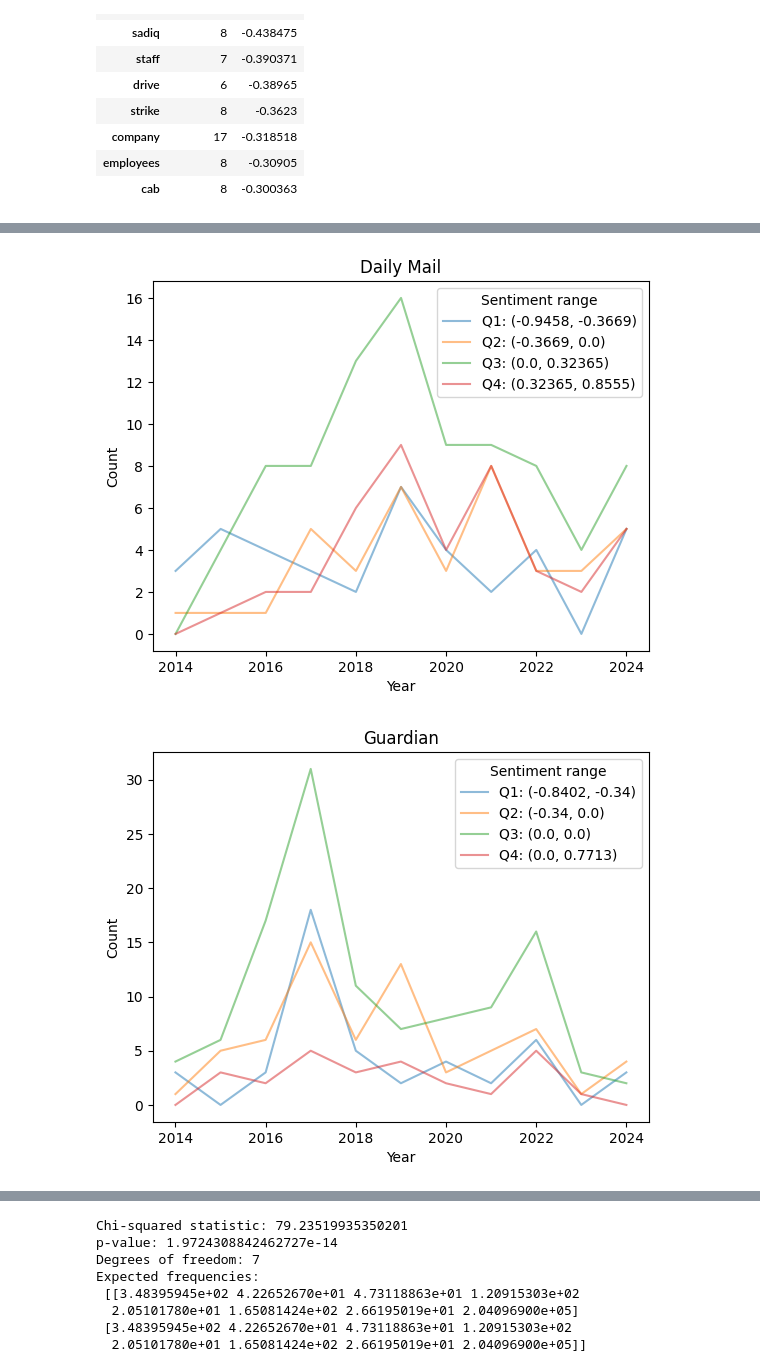
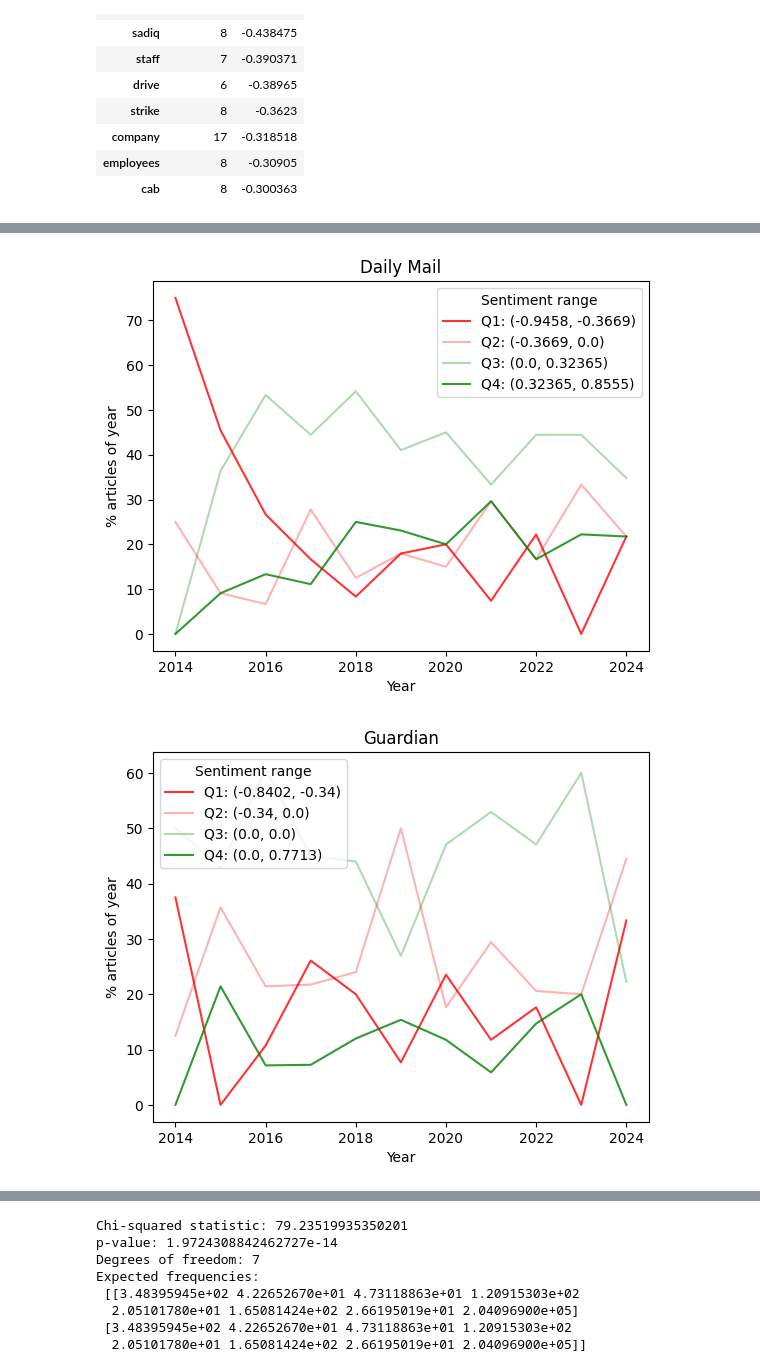
Before and after one commit to dmh21za/compmeth, a Jupyter notebook: summative.ipynb, the cells around one changed output, grey strips where cells are left out. Drawn from its saved outputs; the diff is of its cells as text; code cells hidden in the pictures.

```diff
--- a/summative.ipynb
+++ b/summative.ipynb
@@ -16,6 +16,7 @@ from nltk.sentiment import SentimentIntensityAnalyzer
 from sklearn.decomposition import LatentDirichletAllocation
 from sklearn.feature_extraction.text import TfidfVectorizer
 from collections import Counter
+import numpy as np
 
 # imports
 from bs4 import BeautifulSoup
@@ -47,12 +48,10 @@ def load_articles(loc):
   # Format df
 
   articles = []
-  for paper in ['guardian', 'dailymail']:
-      for a in articles_raw[paper]:
-          a['paper'] = paper
-          # ignore 2025 articles
-          if a['published'] < 1735689600:
-            articles.append(a)
+  for a in articles_raw:
+      # ignore 2025 articles
+      if a['published'] < 1735689600:
+        articles.append(a)
 
   return pd.DataFrame.from_records(articles)
 # %% [output]
@@ -1241,10 +1334,15 @@ Name: headline_sentiment, dtype: float64
 # %%
 # get min, 25% etc for each paper
-quartiles_df = df_sent.groupby('paper').describe()
+
+df2 = df.copy()
+#ignore 2014 articles
+#df2 = df2[df2['published'] > 1420070399]
+
+quartiles_df = df2.groupby('paper').describe()
 
 # add quartile column which equals either 1,2,3 or 4
-df_dm = df.copy()[df['paper'] == 'dailymail']
-df_g = df.copy()[df['paper'] == 'guardian']
+df_dm = df2.copy()[df2['paper'] == 'dailymail']
+df_g = df2.copy()[df2['paper'] == 'guardian']
 #quartile cut for each
 dm_des = df_dm['headline_sentiment'].describe()
 g_des = df_g['headline_sentiment'].describe()
@@ -1253,36 +1351,80 @@ df_dm['quartile'] = pd.cut(df_dm['headline_sentiment'], 4, labels=[1, 2, 3, 4])
 df_g['quartile'] = pd.cut(df_g['headline_sentiment'], 4, labels=[1, 2, 3, 4])
 
 # convert published timestamp to datetime
 df_dm['published'] = df_dm['published'].apply(lambda x: datetime.fromtimestamp(x).year)
 df_g['published'] = df_g['published'].apply(lambda x: datetime.fromtimestamp(x).year)
 
 # for each quartile plot count against published
 # group by year and quartile
 df_dm = df_dm.groupby(['published', 'quartile']).size().reset_index(name='count')
 df_g = df_g.groupby(['published', 'quartile']).size().reset_index(name='count')
 
+# add sum column
+df_dm['sum'] = df_dm.groupby('published')['count'].transform('sum')
+df_g['sum'] = df_g.groupby('published')['count'].transform('sum')
+
+# add count_pct column
+df_dm['count_pct'] = df_dm['count'] / df_dm['sum'] * 100
+df_g['count_pct'] = df_g['count'] / df_g['sum'] * 100
+
 dm_des = [dm_des['min'], dm_des['25%'], dm_des['50%'], dm_des['75%'], dm_des['max']]
 g_des = [g_des['min'], g_des['25%'], g_des['50%'], g_des['75%'], g_des['max']]
 
 #plot df_dm as scatter between published and quartile count
 for q in [1, 2, 3, 4]:
+  a = 0.8 if q in [1,4] else 0.3
+  c = 'red' if q in [1,2] else 'green'
+
   df_slice = df_dm[df_dm['quartile'] == q]
   label = f'Q{q}: ({dm_des[q-1]}, {dm_des[q]})'
-  plt.plot(df_slice['published'], df_slice['count'], label=label, alpha = 0.5)
+  plt.plot(df_slice['published'], df_slice['count_pct'], label=label, alpha = a, color = c)
 plt.legend(title = "Sentiment range")
 plt.title('Daily Mail')
 plt.xlabel('Year')
-plt.ylabel('Count')
+plt.ylabel('% articles of year')
 plt.show()
 
 for q in [1, 2, 3, 4]:
+  a = 0.8 if q in [1,4] else 0.3
+  c = 'red' if q in [1,2] else 'green'
+
+  df_slice = df_g[df_g['quartile'] == q]
   label = f'Q{q}: ({g_des[q-1]}, {g_des[q]})'
-  plt.plot(df_g[df_g['quartile'] == q]['published'], df_g[df_g['quartile'] == q]['count'], label=label, alpha = 0.5)
+  plt.plot(df_slice['published'], df_slice['count_pct'], label=label, alpha = a, color = c)
+
 plt.legend(title = "Sentiment range")
 plt.title('Guardian')
 plt.xlabel('Year')
-plt.ylabel('Count')
+plt.ylabel('% articles of year')
 plt.show()
+
+# for each q see if there's a correlation between count_pct and published
+
+# make a data frame for quartile, corr, p
+for att in ['count_pct', 'count']:
+  print(att)
+  df_corr_pct = pd.DataFrame(columns=['quartile', 'paper', 'corr', 'p'])
+  df_corr_pct.set_index(['quartile', 'paper'], inplace=True)
+
+  for q in [1,2,3,4]:
+    df_slice = df_dm[df_dm['quartile'] == q]
+    c, p = stats.pearsonr(df_slice['published'], df_slice[att])
+    df_corr_pct.at[(q, 'dailymail'), 'corr'] = c
+    df_corr_pct.at[(q, 'dailymail'), 'p'] = p
+
+  # do the same for guardian
+  for q in [1,2,3,4]:
+    df_slice = df_g[df_g['quartile'] == q]
+    c, p = stats.pearsonr(df_slice['published'], df_slice[att])
+    df_corr_pct.at[(q, 'guardian'), 'corr'] = c
+    df_corr_pct.at[(q, 'guardian'), 'p'] = p
+
+  # sort by p value ascending
+  df_corr_pct.sort_values(by=['p'], ascending=True, inplace=True)
+  print(df_corr_pct.head(10))
+  print("----")
+
+  # No relationship between sentiment and time
 # %% [output]
-[figure, old version]
+[figure, new version]
-[figure, old version]
+[figure, new version]
```
Also changed, not shown: parts of 10 cells of this notebook.
